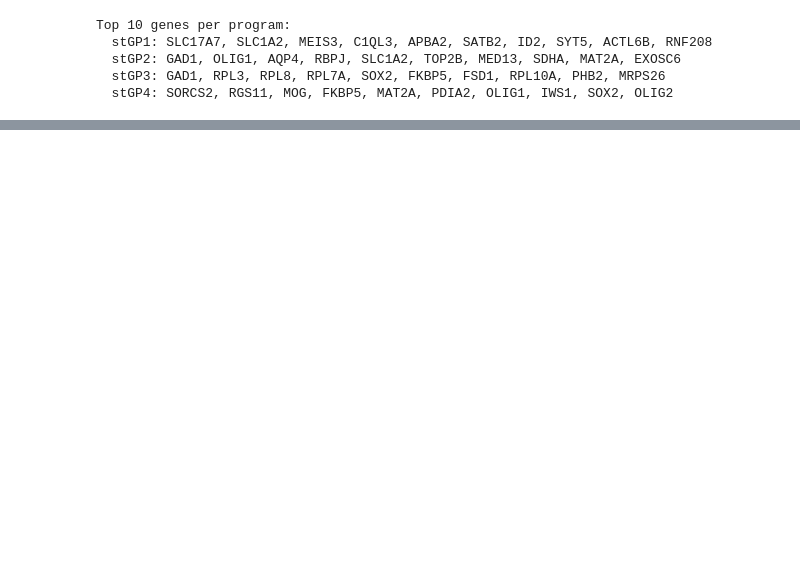
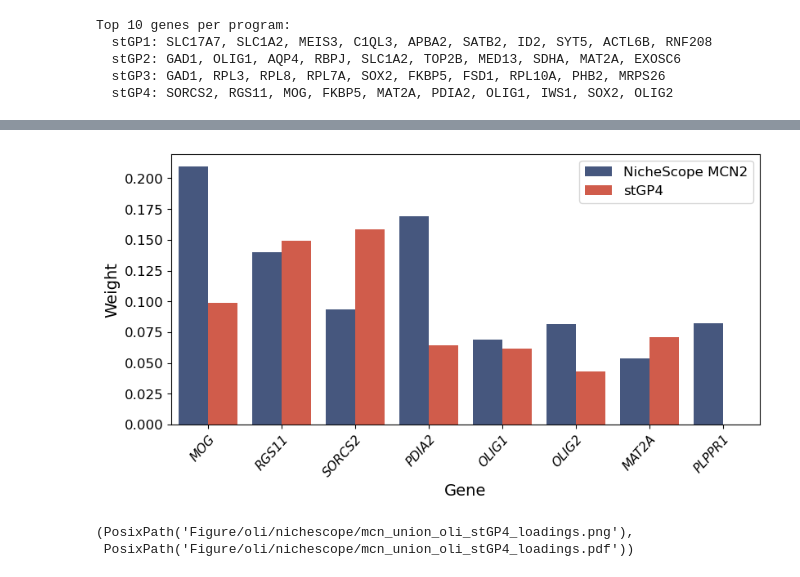
Before and after one commit to YangLabHKUST/stGP, a Jupyter notebook: RealData_HumanBrainMERFISH/HumanBrain_oli.ipynb, the cells around one changed output, grey strips where cells are left out. Cells and saved outputs as stored; diff of their text form; code cells hidden in the pictures; blank space fills up the shorter version.

```diff
--- a/RealData_HumanBrainMERFISH/HumanBrain_oli.ipynb
+++ b/RealData_HumanBrainMERFISH/HumanBrain_oli.ipynb
@@ -371,0 +445,40 @@ Visualising slice: 5887_rep1  (age 49 yr, n=4293 cells)
+# %%
+shared = pd.read_csv(shared_genes_path)
+active = pd.read_csv(active_genes_path)
+focus_comp = "comp2"
+focus_program = "stGP4"
+mcn = shared[shared["comp"] == focus_comp].sort_values("rank").head(10)
+prog = active[active["program"] == focus_program].nsmallest(10, "rank").sort_values("weight", ascending=False)
+genes = sorted(set(mcn["gene"]) | set(prog["gene"]))
+mcn_s = mcn.set_index("gene")["u"]
+stgp_s = prog.set_index("gene")["weight"]
+tbl = pd.DataFrame({"gene": genes, "NicheScope MCN2": [mcn_s.get(g, np.nan) for g in genes], "stGP4": [stgp_s.get(g, np.nan) for g in genes]})
+denom = tbl["NicheScope MCN2"].fillna(0).abs().sum()
+if denom > 0:
+    tbl["NicheScope MCN2"] = tbl["NicheScope MCN2"] / denom
+order_score = tbl[["NicheScope MCN2", "stGP4"]].fillna(0).abs().sum(axis=1)
+gene_order = tbl.loc[order_score.sort_values(ascending=False).index, "gene"].tolist()[:8]
+tbl = tbl[tbl["gene"].isin(gene_order)].copy()
+plot_df = tbl.melt(id_vars="gene", var_name="source", value_name="loading")
+plot_df["gene"] = pd.Categorical(plot_df["gene"], categories=gene_order, ordered=True)
+
+fig_w = max(8.0, 0.62 * len(gene_order) + 2.4)
+fig, ax = plt.subplots(figsize=(fig_w, 5.1), constrained_layout=False)
+sns.barplot(
+    data=plot_df, x="gene", y="loading", hue="source",
+    hue_order=["NicheScope MCN2", "stGP4"],
+    palette={"NicheScope MCN2": NICHE_COLOR, "stGP4": STGP_COLOR}, ax=ax,
+)
+ax.axhline(0, color="0.82", lw=1.0, zorder=0)
+ax.set_xlabel("Gene", fontsize=14)
+ax.set_ylabel("Weight", fontsize=14)
+ax.tick_params(axis="y", labelsize=12)
+ax.tick_params(axis="x", labelsize=11)
+plt.setp(ax.get_xticklabels(), rotation=48, ha="right", rotation_mode="anchor", fontstyle="italic")
+ax.legend(frameon=True, fontsize=12, loc="upper right")
+fig.subplots_adjust(left=0.08, right=0.98, top=0.95, bottom=0.30)
+save_pair(fig, "mcn_union_oli_stGP4_loadings", out_dir=NICHE_FIGURE_DIR, bbox_inches="tight", pad_inches=0.04)
+# %% [output]
+[figure, added]
+(PosixPath('Figure/oli/nichescope/mcn_union_oli_stGP4_loadings.png'),
+ PosixPath('Figure/oli/nichescope/mcn_union_oli_stGP4_loadings.pdf'))
```
Also changed, not shown: parts of 20 cells of this notebook, 8 other files.
